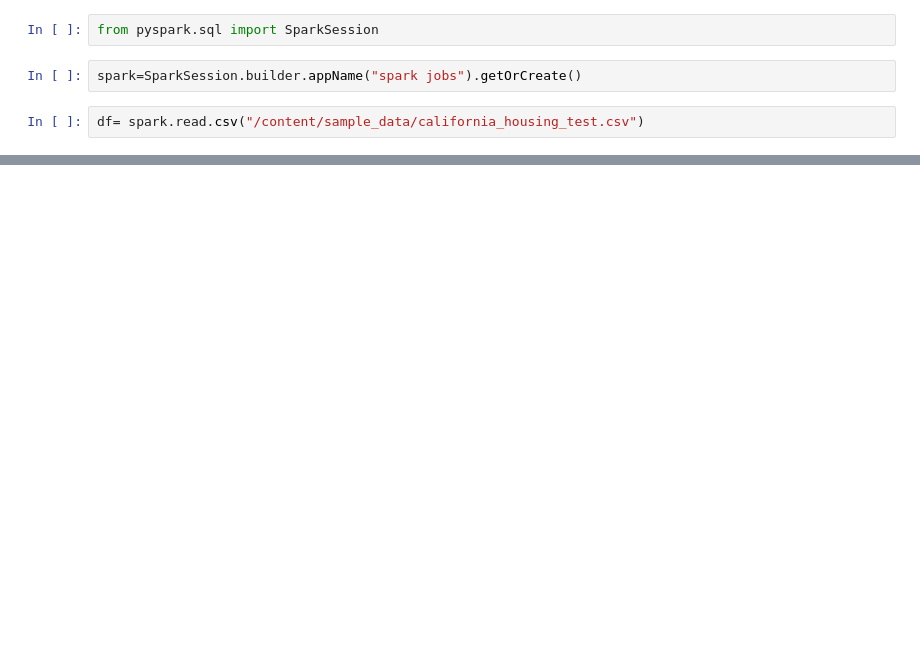
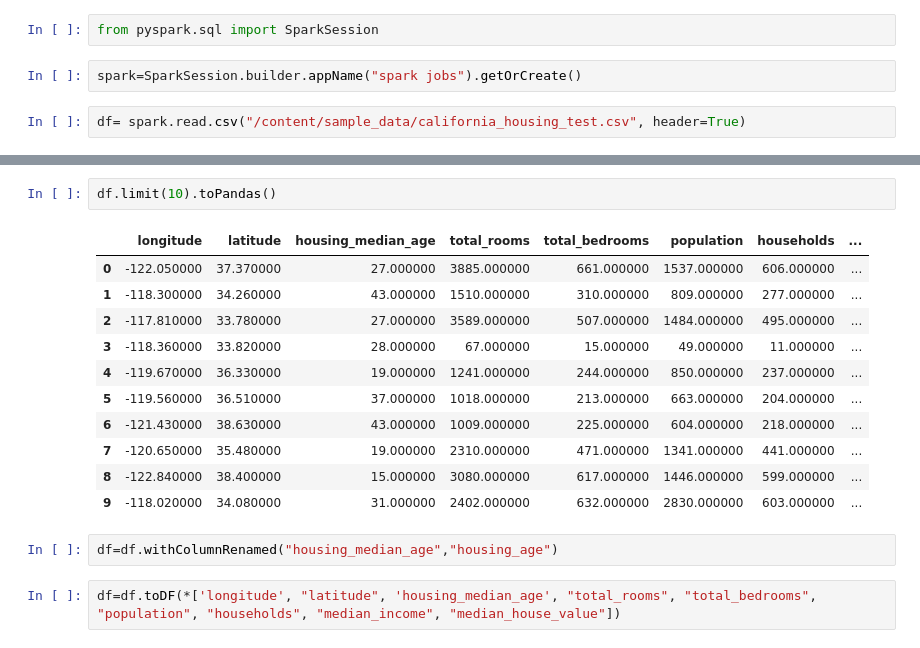
Before and after one commit to VinuthaTC/vinu111, a Jupyter notebook: Untitled24.ipynb, the cells around one changed output, grey strips where cells are left out. Drawn from its saved outputs; the diff is of its cells as text; blank space fills up the shorter version.

```diff
--- a/Untitled24.ipynb
+++ b/Untitled24.ipynb
@@ -20,7 +20,7 @@ from pyspark.sql import SparkSession
 # %%
 spark=SparkSession.builder.appName("spark jobs").getOrCreate()
 # %%
-df= spark.read.csv("/content/sample_data/california_housing_test.csv")
+df= spark.read.csv("/content/sample_data/california_housing_test.csv", header=True)
 # %%
 df.show()
 # %% [output]
@@ -75 +100,19 @@ only showing top 6 rows
+# %%
+df.limit(10).toPandas()
+# %% [output]
+|  | longitude | latitude | housing_median_age | total_rooms | total_bedrooms | population | households | ... |
+| 0 | -122.050000 | 37.370000 | 27.000000 | 3885.000000 | 661.000000 | 1537.000000 | 606.000000 | ... |
+| 1 | -118.300000 | 34.260000 | 43.000000 | 1510.000000 | 310.000000 | 809.000000 | 277.000000 | ... |
+| 2 | -117.810000 | 33.780000 | 27.000000 | 3589.000000 | 507.000000 | 1484.000000 | 495.000000 | ... |
+| 3 | -118.360000 | 33.820000 | 28.000000 | 67.000000 | 15.000000 | 49.000000 | 11.000000 | ... |
+| 4 | -119.670000 | 36.330000 | 19.000000 | 1241.000000 | 244.000000 | 850.000000 | 237.000000 | ... |
+| 5 | -119.560000 | 36.510000 | 37.000000 | 1018.000000 | 213.000000 | 663.000000 | 204.000000 | ... |
+| 6 | -121.430000 | 38.630000 | 43.000000 | 1009.000000 | 225.000000 | 604.000000 | 218.000000 | ... |
+| 7 | -120.650000 | 35.480000 | 19.000000 | 2310.000000 | 471.000000 | 1341.000000 | 441.000000 | ... |
+| 8 | -122.840000 | 38.400000 | 15.000000 | 3080.000000 | 617.000000 | 1446.000000 | 599.000000 | ... |
+| 9 | -118.020000 | 34.080000 | 31.000000 | 2402.000000 | 632.000000 | 2830.000000 | 603.000000 | ... |
+# %%
+df=df.withColumnRenamed("housing_median_age","housing_age")
+# %%
+df=df.toDF(*['longitude', "latitude", 'housing_median_age', "total_rooms", "total_bedrooms", "population", "households", "median_income", "median_house_value"])
 # %%
```
Also changed, not shown: parts of 17 cells of this notebook.
